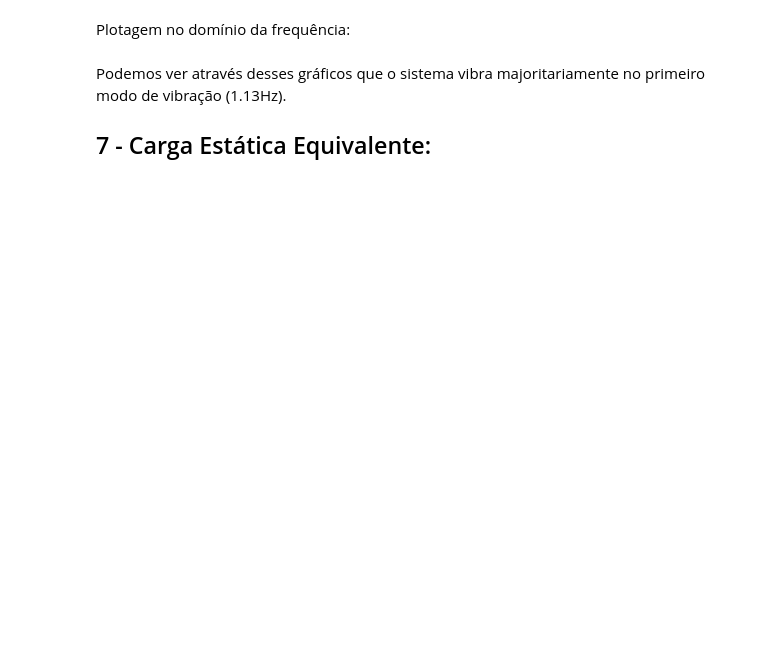
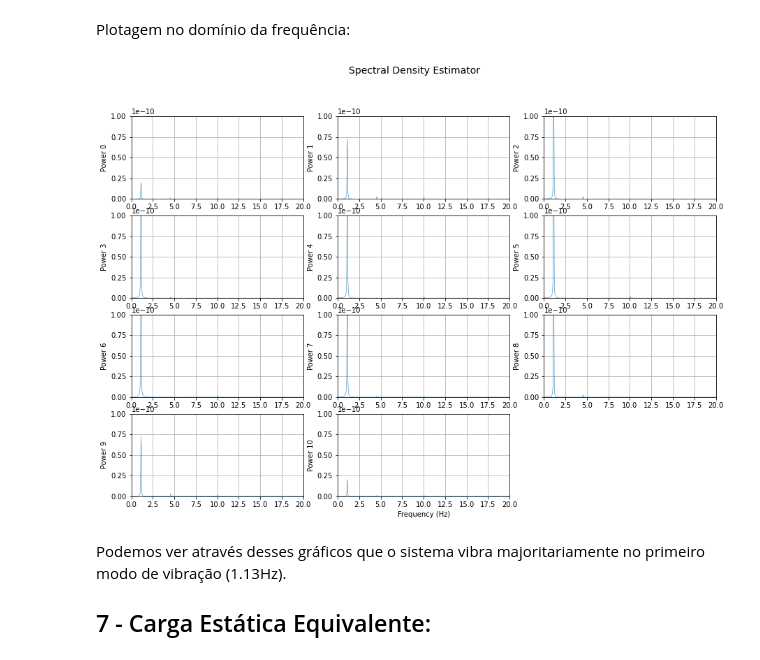
Before and after one commit to GarciaGabe/vibracoes, a Jupyter notebook: TRABALHOS/Trabalho 3/T3_0027550.ipynb, the cells around one changed output. Cells and saved outputs as stored; diff of their text form; code cells hidden in the pictures; blank space fills up the shorter version.

```diff
--- a/TRABALHOS/Trabalho 3/T3_0027550.ipynb
+++ b/TRABALHOS/Trabalho 3/T3_0027550.ipynb
@@ -444,8 +445,10 @@ utot.plot_time(figsize=(20,15))
 # %% [markdown]
 Plotagem no domínio da frequência:
 # %%
-utot.plot_freq(2,axis_f=(0,20,0,0.0000000001),figsize=(20,15))
+utot.plot_freq(2,axis_f=(0,20,0,0.0000000001),figsize=(15,10))
 print()
+# %% [output]
+[figure, added]
 # %% [markdown]
 Podemos ver através desses gráficos que o sistema vibra majoritariamente no primeiro modo de vibração (1.13Hz).
 
```
Also changed, not shown: parts of 5 cells of this notebook.
